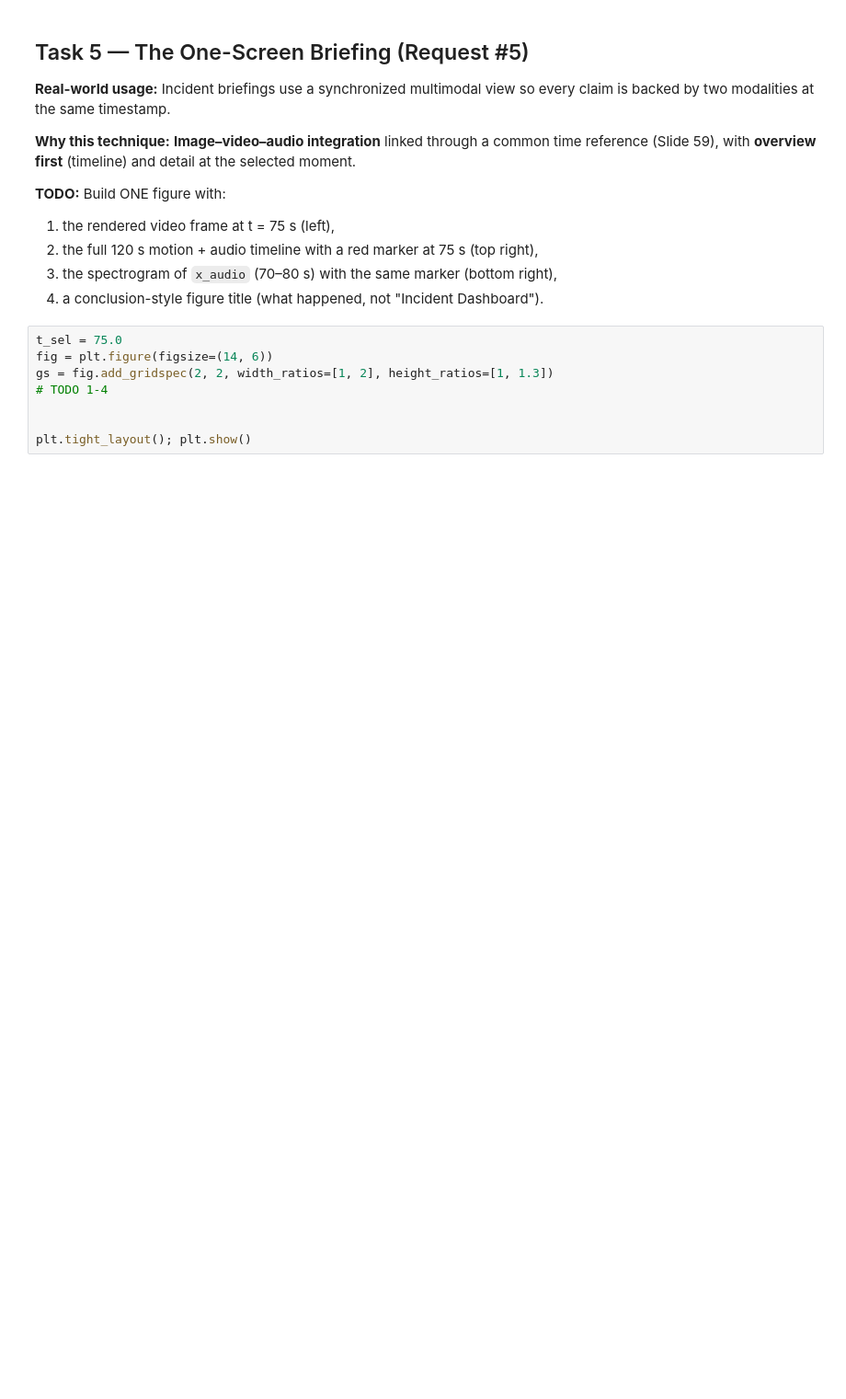
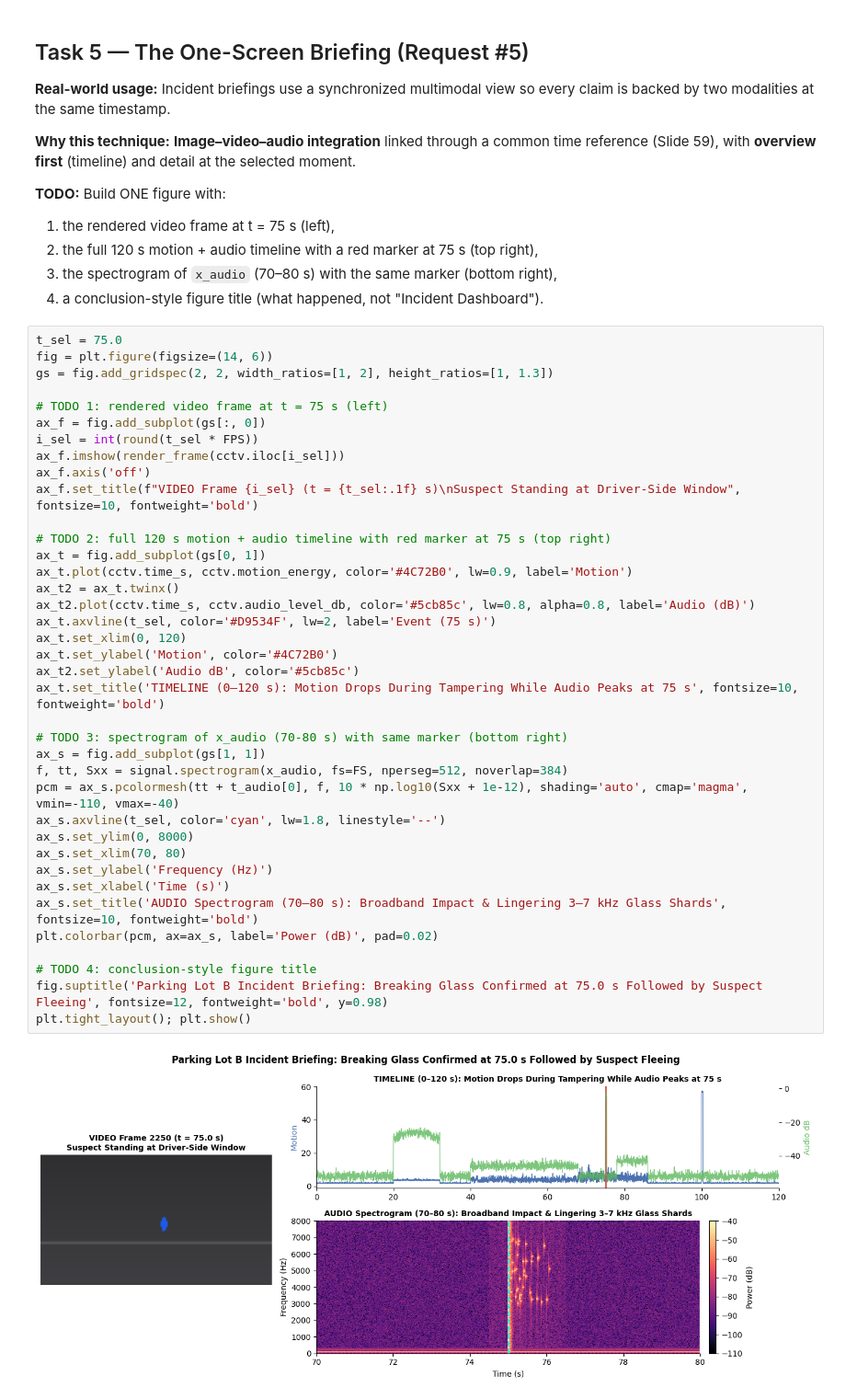
Before and after one commit to adarshm1705/VDUI-unit-3-assignment, a Jupyter notebook: unit3_ppt1_activity.ipynb, the cells around one changed output. Shown at 92% size. Drawn from its saved outputs; the diff is of its cells as text; blank space fills up the shorter version.

```diff
--- a/unit3_ppt1_activity.ipynb
+++ b/unit3_ppt1_activity.ipynb
@@ -245,11 +401,43 @@ modalities at the same timestamp.
 # %%
 t_sel = 75.0
 fig = plt.figure(figsize=(14, 6))
 gs = fig.add_gridspec(2, 2, width_ratios=[1, 2], height_ratios=[1, 1.3])
-# TODO 1-4
 
+# TODO 1: rendered video frame at t = 75 s (left)
+ax_f = fig.add_subplot(gs[:, 0])
+i_sel = int(round(t_sel * FPS))
+ax_f.imshow(render_frame(cctv.iloc[i_sel]))
+ax_f.axis('off')
+ax_f.set_title(f"VIDEO Frame {i_sel} (t = {t_sel:.1f} s)\nSuspect Standing at Driver-Side Window", fontsize=10, fontweight='bold')
 
+# TODO 2: full 120 s motion + audio timeline with red marker at 75 s (top right)
+ax_t = fig.add_subplot(gs[0, 1])
+ax_t.plot(cctv.time_s, cctv.motion_energy, color='#4C72B0', lw=0.9, label='Motion')
+ax_t2 = ax_t.twinx()
+ax_t2.plot(cctv.time_s, cctv.audio_level_db, color='#5cb85c', lw=0.8, alpha=0.8, label='Audio (dB)')
+ax_t.axvline(t_sel, color='#D9534F', lw=2, label='Event (75 s)')
+ax_t.set_xlim(0, 120)
+ax_t.set_ylabel('Motion', color='#4C72B0')
+ax_t2.set_ylabel('Audio dB', color='#5cb85c')
+ax_t.set_title('TIMELINE (0–120 s): Motion Drops During Tampering While Audio Peaks at 75 s', fontsize=10, fontweight='bold')
+
+# TODO 3: spectrogram of x_audio (70-80 s) with same marker (bottom right)
+ax_s = fig.add_subplot(gs[1, 1])
+f, tt, Sxx = signal.spectrogram(x_audio, fs=FS, nperseg=512, noverlap=384)
+pcm = ax_s.pcolormesh(tt + t_audio[0], f, 10 * np.log10(Sxx + 1e-12), shading='auto', cmap='magma', vmin=-110, vmax=-40)
+ax_s.axvline(t_sel, color='cyan', lw=1.8, linestyle='--')
+ax_s.set_ylim(0, 8000)
+ax_s.set_xlim(70, 80)
+ax_s.set_ylabel('Frequency (Hz)')
+ax_s.set_xlabel('Time (s)')
+ax_s.set_title('AUDIO Spectrogram (70–80 s): Broadband Impact & Lingering 3–7 kHz Glass Shards', fontsize=10, fontweight='bold')
+plt.colorbar(pcm, ax=ax_s, label='Power (dB)', pad=0.02)
+
+# TODO 4: conclusion-style figure title
+fig.suptitle('Parking Lot B Incident Briefing: Breaking Glass Confirmed at 75.0 s Followed by Suspect Fleeing', fontsize=12, fontweight='bold', y=0.98)
 plt.tight_layout(); plt.show()
+# %% [output]
+[figure, added]
 # %% [markdown]
 **Reflection:** Slide 61 warns that combining modalities can cause **information overload** and depends on correct
 **synchronization**. What would go wrong in your briefing if the audio track were offset by +2 s from the video?
```
Also changed, not shown: parts of 12 cells of this notebook, 2 other files.
